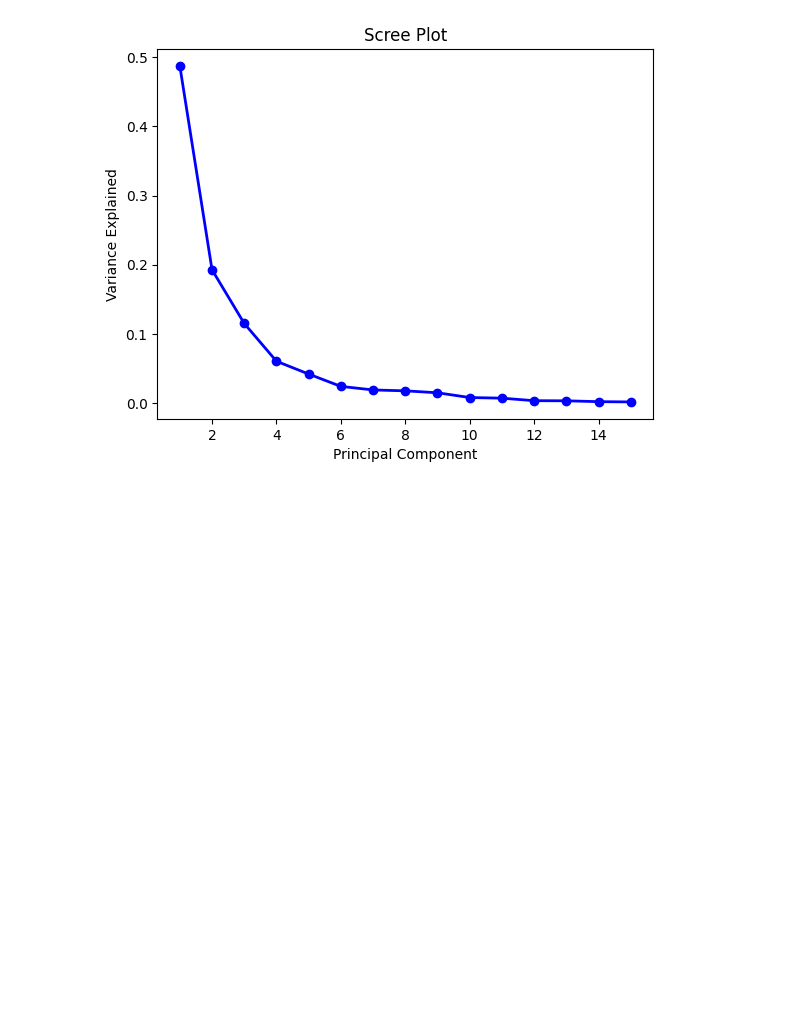
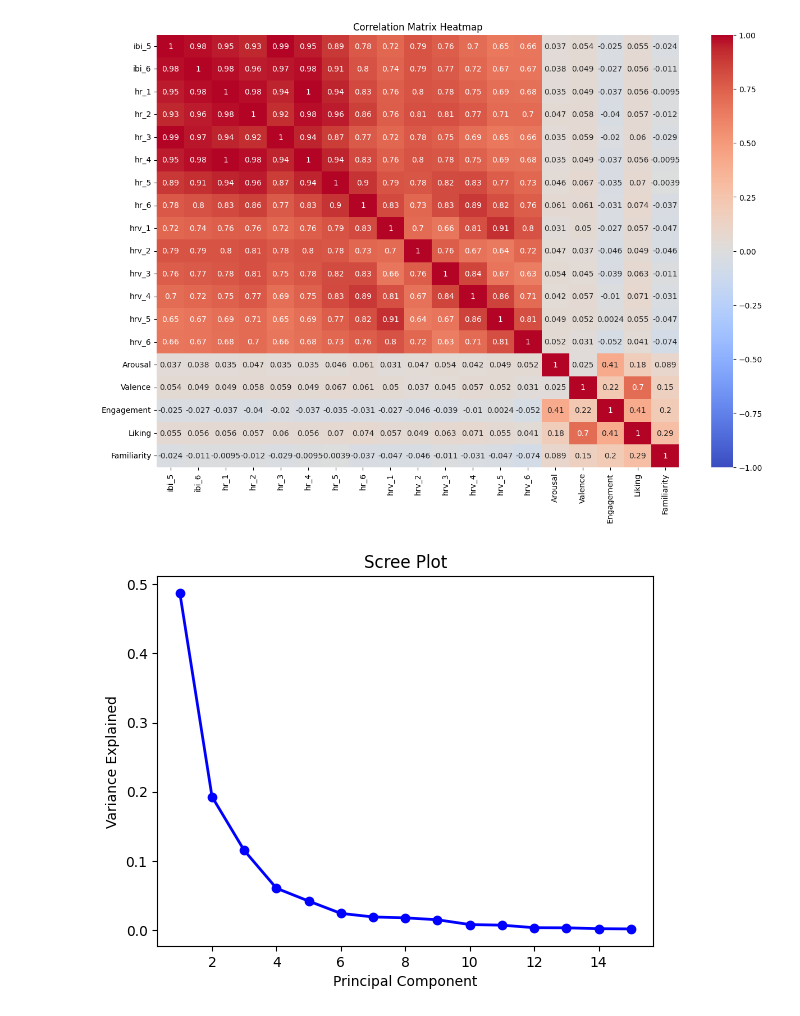
Before and after one commit to justin5927/ascertain_Investigation, a Jupyter notebook: Preprocessing/pca_scree.ipynb, the cells around one changed output. Cells and saved outputs as stored; diff of their text form; code cells hidden in the pictures; blank space fills up the shorter version.

Commit message:
addd corolation matrix

```diff
--- a/Preprocessing/pca_scree.ipynb
+++ b/Preprocessing/pca_scree.ipynb
@@ -11,6 +12,14 @@ features_df = pd.read_csv(features_path)
 
 # drop participants id
 features_df = features_df.drop(columns=["participants"])
+# %%
+matrix = features_df.corr()
+plt.figure(figsize=(15, 10))  # Adjust the figure size as needed
+sns.heatmap(matrix, annot=True, cmap='coolwarm', vmin=-1, vmax=1)
+plt.title('Correlation Matrix Heatmap')
+plt.show()
+# %% [output]
+[figure, added]
 # %%
 #define PCA model to use
 n_components=15
```
Also changed, not shown: parts of 1 cell of this notebook, 2 other files.
